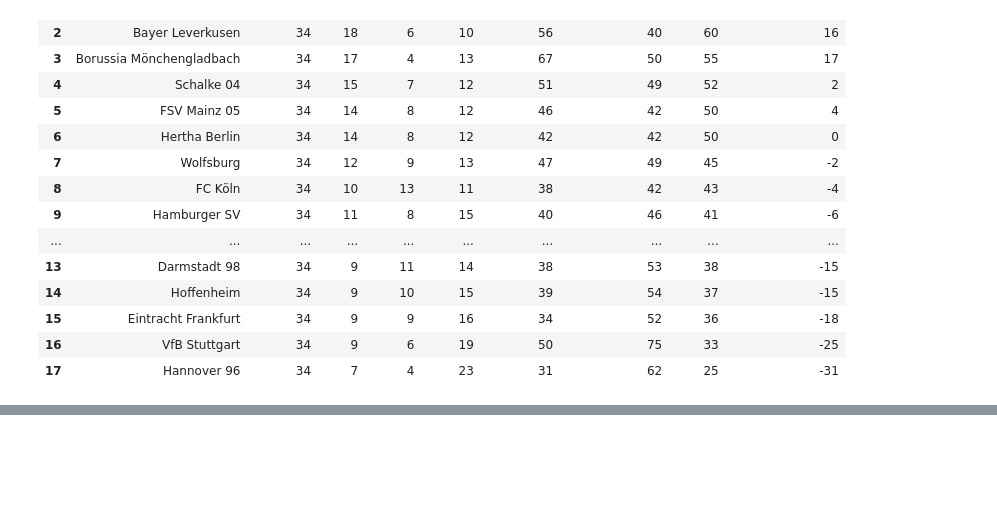
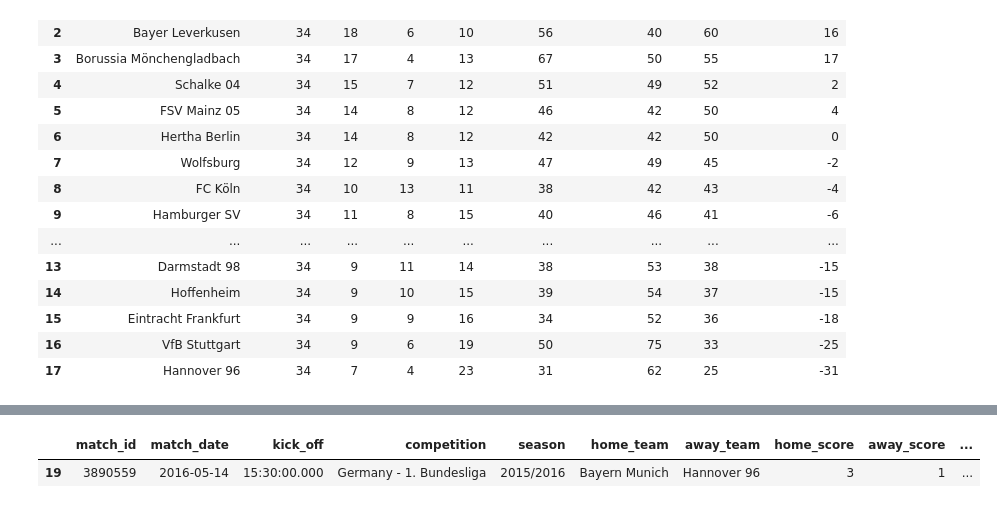
Before and after one commit to MaxPrinz98/FootballDSAI, a Jupyter notebook: Create_Elo_Clean.ipynb, the cells around one changed output, grey strips where cells are left out. Saved outputs shown, nothing was run; the diff lists cells and outputs as text; code cells hidden in the pictures; blank space fills up the shorter version.

```diff
--- a/Create_Elo_Clean.ipynb
+++ b/Create_Elo_Clean.ipynb
@@ -55,0 +96,10 @@ print (loss_from_comparing_tables(final_table,team_stats))
+# %%
+# Get the least surpising wins/losses
+elo_history_without_draws = elo_history_df[elo_history_df['result'] != 'draw']
+min_difference = elo_history_without_draws['elo_diff'].abs().min()
+rows_with_min_difference = elo_history_without_draws[elo_history_without_draws['elo_diff'].abs() == min_difference]
+least_surprising_matches = matches[matches['match_id'].isin(rows_with_min_difference['match_id'].unique())]
+least_surprising_matches
+# %% [output]
+|  | match_id | match_date | kick_off | competition | season | home_team | away_team | home_score | away_score | ... |
+| 19 | 3890559 | 2016-05-14 | 15:30:00.000 | Germany - 1. Bundesliga | 2015/2016 | Bayern Munich | Hannover 96 | 3 | 1 | ... |
```
Also changed, not shown: parts of 12 cells of this notebook, 1 other file.
